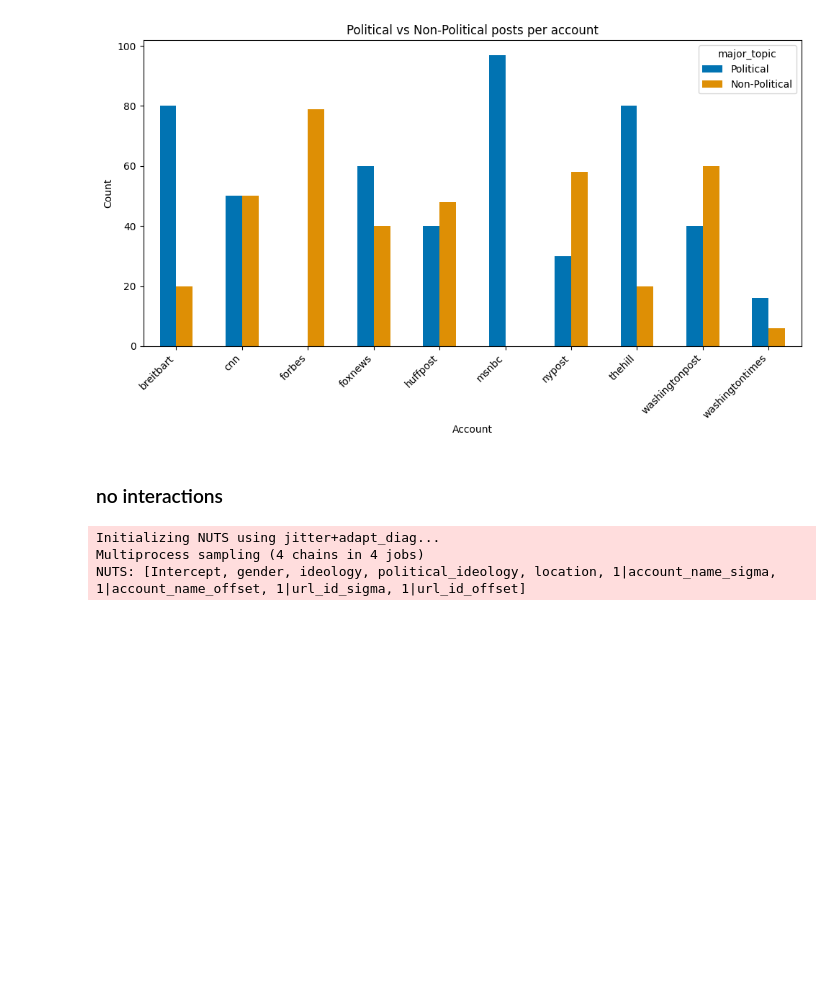
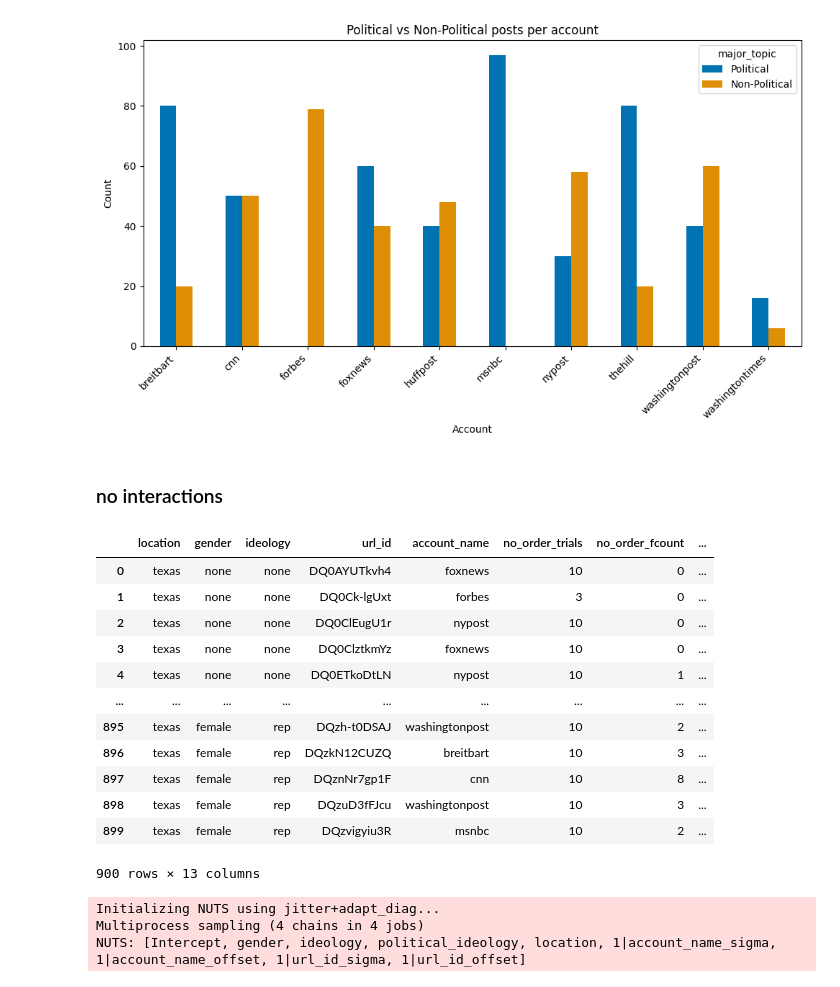
Before and after one commit to nbrahmani/insta-comments, a Jupyter notebook: analyse_exp_181125.ipynb, the cells around one changed output. Saved outputs shown, nothing was run; the diff lists cells and outputs as text; code cells hidden in the pictures; blank space fills up the shorter version.

```diff
--- a/analyse_exp_181125.ipynb
+++ b/analyse_exp_181125.ipynb
@@ -502,6 +502,22 @@ plt.show()
 # az.plot_posterior(results, ["Intercept", "ideology", "political_ideology", "location", "ideology:political_ideology"], hdi_prob=0.94)
 # %% [markdown]
 ### no interactions
+# %%
+reg_df
+# %% [output]
+|  | location | gender | ideology | url_id | account_name | no_order_trials | no_order_fcount | ... |
+| 0 | texas | none | none | DQ0AYUTkvh4 | foxnews | 10 | 0 | ... |
+| 1 | texas | none | none | DQ0Ck-lgUxt | forbes | 3 | 0 | ... |
+| 2 | texas | none | none | DQ0ClEugU1r | nypost | 10 | 0 | ... |
+| 3 | texas | none | none | DQ0ClztkmYz | foxnews | 10 | 0 | ... |
+| 4 | texas | none | none | DQ0ETkoDtLN | nypost | 10 | 1 | ... |
+| ... | ... | ... | ... | ... | ... | ... | ... | ... |
+| 895 | texas | female | rep | DQzh-t0DSAJ | washingtonpost | 10 | 2 | ... |
+| 896 | texas | female | rep | DQzkN12CUZQ | breitbart | 10 | 3 | ... |
+| 897 | texas | female | rep | DQznNr7gp1F | cnn | 10 | 8 | ... |
+| 898 | texas | female | rep | DQzuD3fFJcu | washingtonpost | 10 | 3 | ... |
+| 899 | texas | female | rep | DQzvigyiu3R | msnbc | 10 | 2 | ... |
+900 rows × 13 columns
 # %%
 model = bmb.Model(
     "p(no_order_fcount, no_order_trials) ~ gender + ideology + political_ideology + location + (1|account_name) + (1|url_id)",
```
